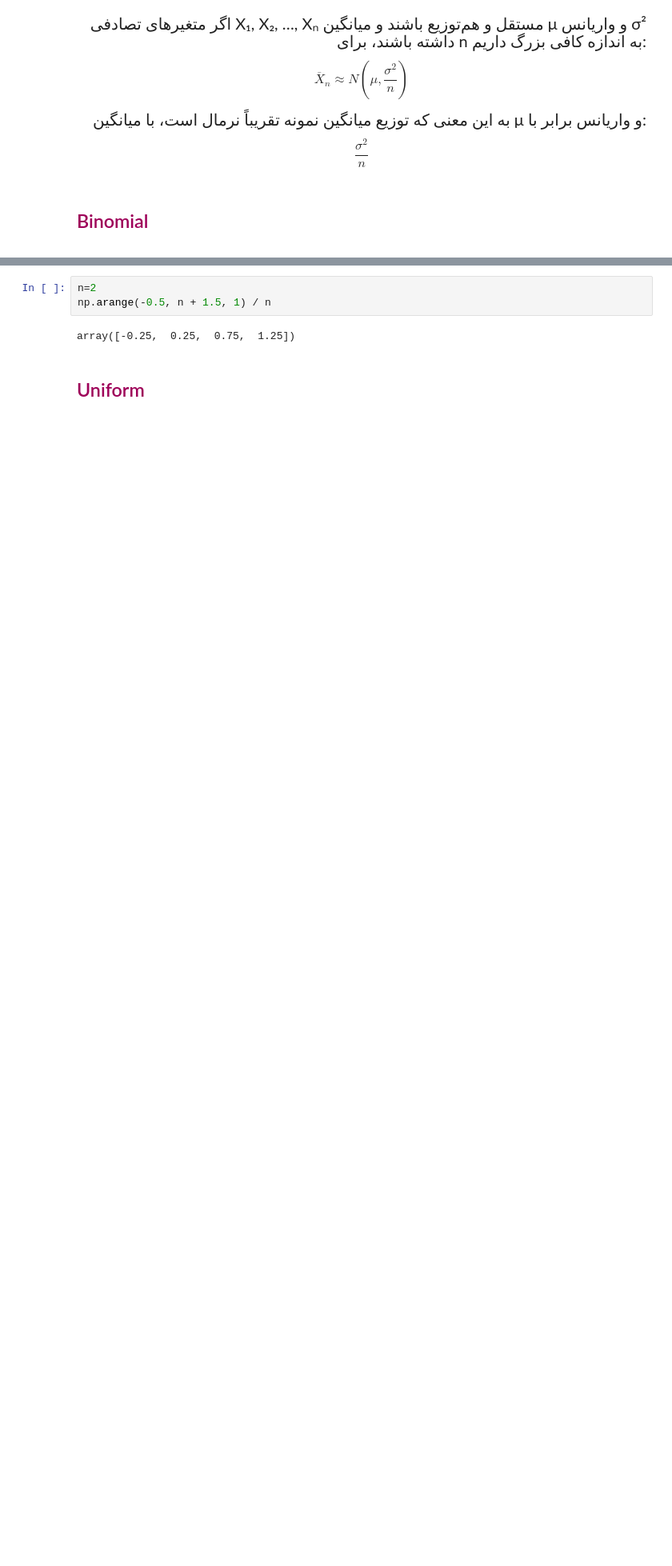
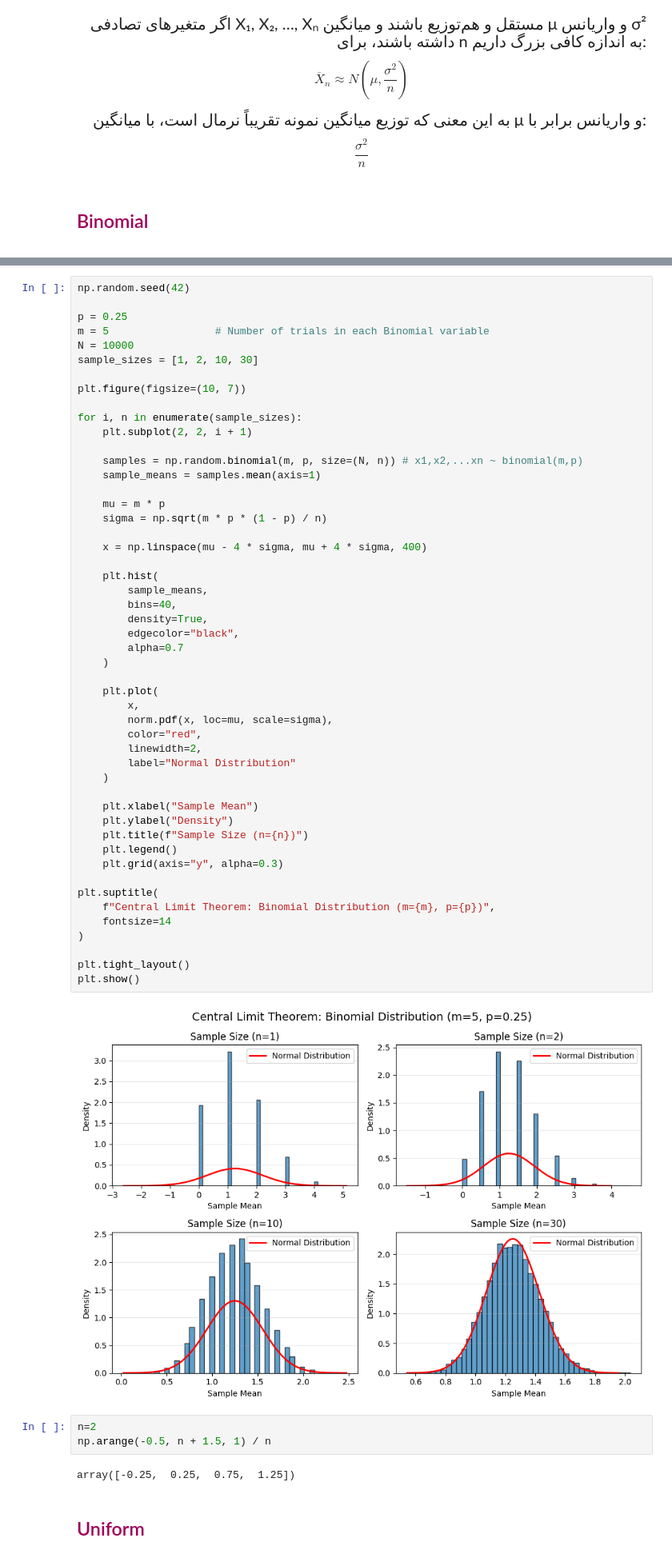
Before and after one commit to KianaAshoftehfard/data-mining, a Jupyter notebook: RandomVariables_CLT_Examples.ipynb, the cells around one changed output, grey strips where cells are left out. Shown at 80% size. Cells and saved outputs as stored; diff of their text form; blank space fills up the shorter version.

```diff
--- a/RandomVariables_CLT_Examples.ipynb
+++ b/RandomVariables_CLT_Examples.ipynb
@@ -181,3 +129,55 @@ plt.show()
+# %%
+np.random.seed(42)
+
+p = 0.25
+m = 5                 # Number of trials in each Binomial variable
+N = 10000
+sample_sizes = [1, 2, 10, 30]
+
+plt.figure(figsize=(10, 7))
+
+for i, n in enumerate(sample_sizes):
+    plt.subplot(2, 2, i + 1)
+
+    samples = np.random.binomial(m, p, size=(N, n)) # x1,x2,...xn ~ binomial(m,p)
+    sample_means = samples.mean(axis=1)
+
+    mu = m * p
+    sigma = np.sqrt(m * p * (1 - p) / n)
+
+    x = np.linspace(mu - 4 * sigma, mu + 4 * sigma, 400)
+
+    plt.hist(
+        sample_means,
+        bins=40,
+        density=True,
+        edgecolor="black",
+        alpha=0.7
+    )
+
+    plt.plot(
+        x,
+        norm.pdf(x, loc=mu, scale=sigma),
+        color="red",
+        linewidth=2,
+        label="Normal Distribution"
+    )
+
+    plt.xlabel("Sample Mean")
+    plt.ylabel("Density")
+    plt.title(f"Sample Size (n={n})")
+    plt.legend()
+    plt.grid(axis="y", alpha=0.3)
+
+plt.suptitle(
+    f"Central Limit Theorem: Binomial Distribution (m={m}, p={p})",
+    fontsize=14
+)
+
+plt.tight_layout()
+plt.show()
+# %% [output]
+[figure, added]
 # %%
 n=2
 np.arange(-0.5, n + 1.5, 1) / n
```
Also changed, not shown: parts of 2 cells of this notebook.
